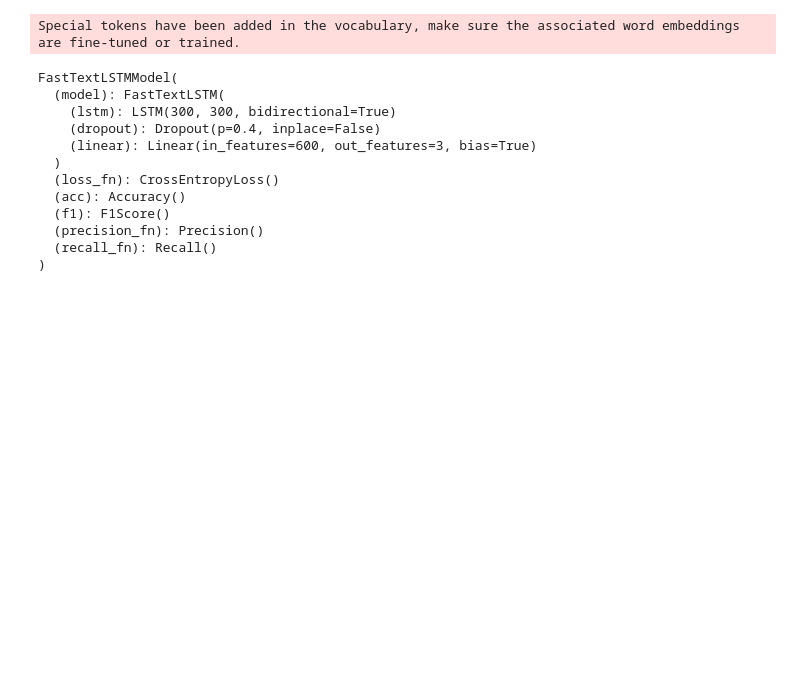
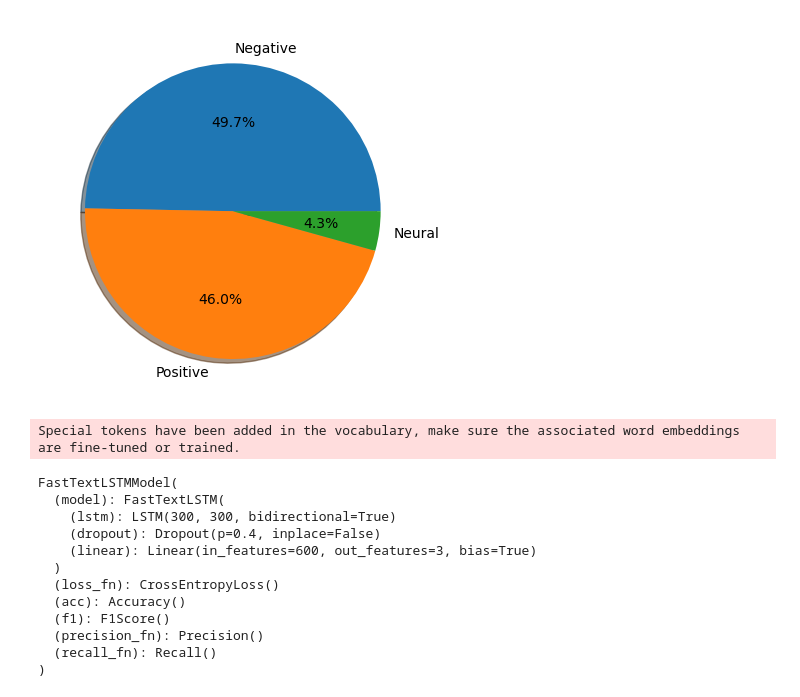
Before and after one commit to tien02/ensemble-roberta-fasttext-vietnamese, a Jupyter notebook: main.ipynb, the cells around one changed output. Cells and saved outputs as stored; diff of their text form; code cells hidden in the pictures; blank space fills up the shorter version.

```diff
--- a/main.ipynb
+++ b/main.ipynb
@@ -1,3 +54,12 @@
+# %%
+ratio = (s.values / sum(s.values)) * 100
+# %%
+label = ["Negative", "Positive", "Neural"]
+# %%
+plt.pie(ratio, labels=label, shadow=True, autopct='%1.1f%%')
+plt.show()
+# %% [output]
+[figure, added]
 # %%
 import torch
 import config
```
Also changed, not shown: parts of 11 cells of this notebook, 13 other files.
